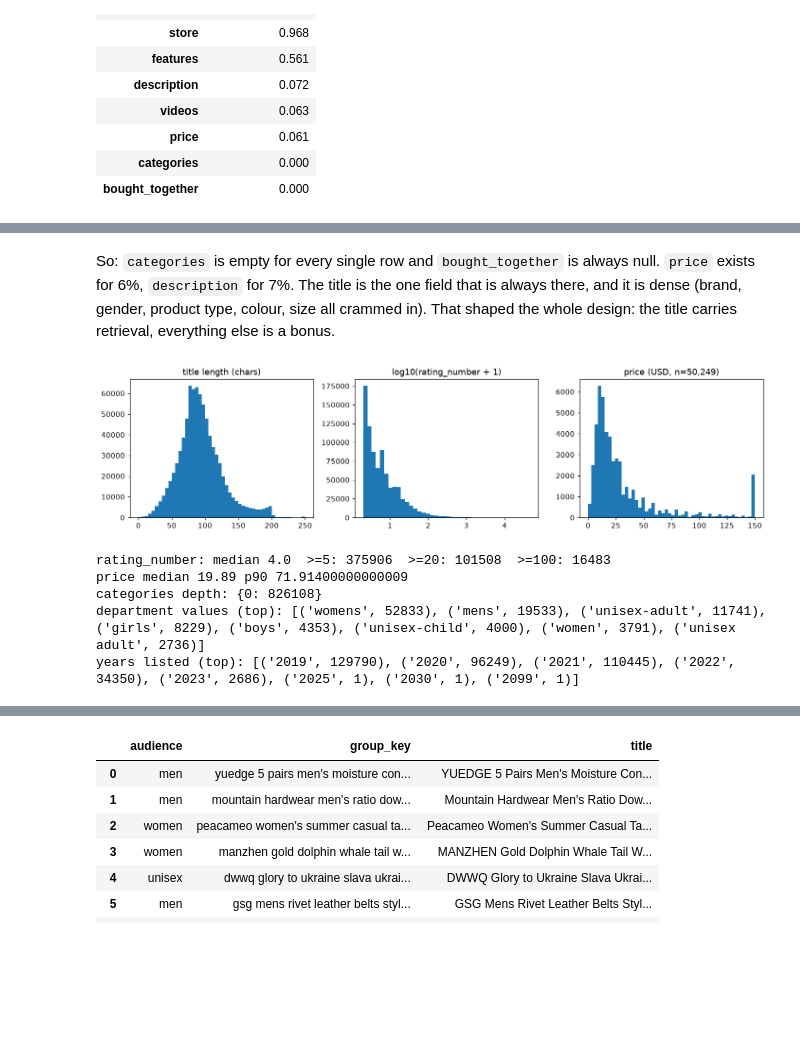
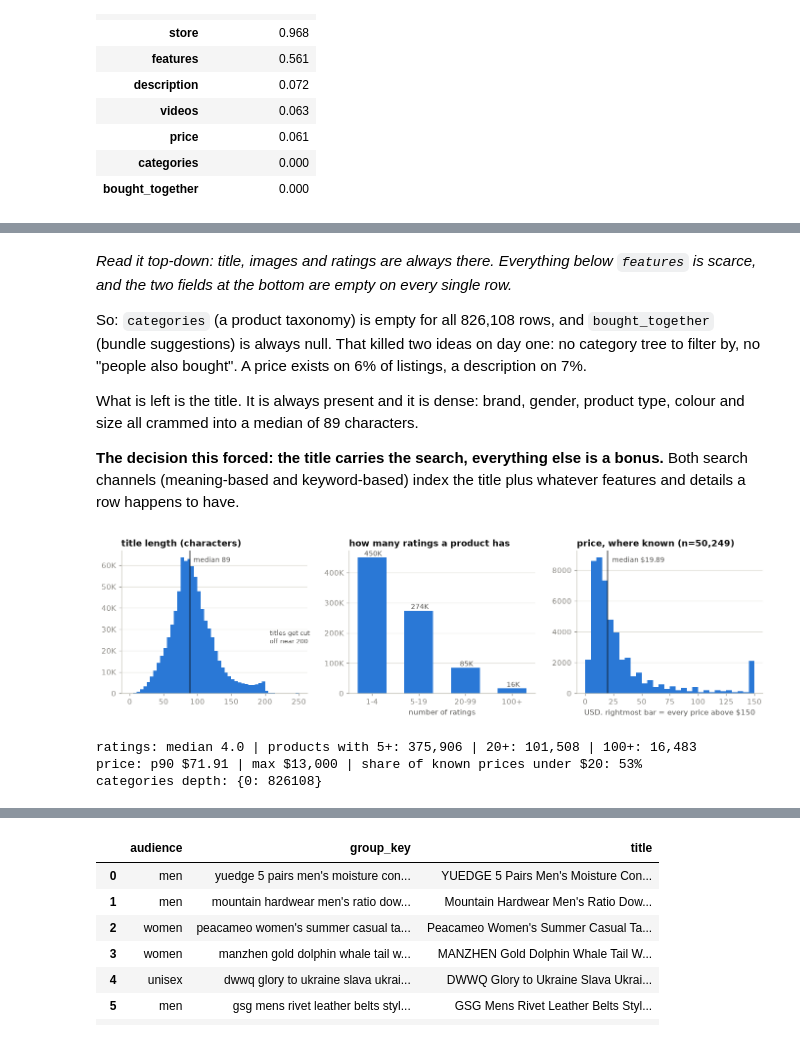
Before and after one commit to hircoder/Fashion_Stylist, a Jupyter notebook: notebooks/01_explore_data.ipynb, the cells around one changed output, grey strips where cells are left out. Cells and saved outputs as stored; diff of their text form; code cells hidden in the pictures; blank space fills up the shorter version.

```diff
--- a/notebooks/01_explore_data.ipynb
+++ b/notebooks/01_explore_data.ipynb
@@ -65,3 +106,18 @@ rows: 826108
 | price | 0.061 |
 | categories | 0.000 |
 | bought_together | 0.000 |
+# %%
+share = (cov * 100)
+fig, ax = plt.subplots(figsize=(8.4, 4.4))
+vals = share.sort_values()
+colors = [MUTED if v == 0 else PAL[0] for v in vals]
+bars = ax.barh(vals.index, vals.values, color=colors, height=0.62)
+for b, v in zip(bars, vals.values):
+    ax.text(v + 1.2, b.get_y() + b.get_height() / 2, f"{v:.0f}%" if v >= 1 else ("0%" if v == 0 else f"{v:.1f}%"),
+            va="center", fontsize=9, color=INK2)
+ax.set_xlim(0, 112)
+ax.set_title("how often each field is filled in, across all 826,108 listings")
+ax.set_xlabel("share of listings with the field present")
+tidy(ax, ygrid=False)
+ax.grid(axis="x", color=GRID, linewidth=0.8); ax.set_axisbelow(True)
+plt.tight_layout(); plt.show()
@@ -68,20 +126,57 @@ rows: 826108
 # %% [markdown]
-So: `categories` is empty for every single row and `bought_together` is always null. `price` exists for 6%, `description` for 7%. The title is the one field that is always there, and it is dense (brand, gender, product type, colour, size all crammed in). That shaped the whole design: the title carries retrieval, everything else is a bonus.
+*Read it top-down: title, images and ratings are always there. Everything below
+`features` is scarce, and the two fields at the bottom are empty on every single
+row.*
+
+So: `categories` (a product taxonomy) is empty for all 826,108 rows, and
+`bought_together` (bundle suggestions) is always null. That killed two ideas on
+day one: no category tree to filter by, no "people also bought". A price exists on
+6% of listings, a description on 7%.
+
+What is left is the title. It is always present and it is dense: brand, gender,
+product type, colour and size all crammed into a median of 89 characters.
+
+**The decision this forced: the title carries the search, everything else is a
+bonus.** Both search channels (meaning-based and keyword-based) index the title
+plus whatever features and details a row happens to have.
 # %%
-fig, ax = plt.subplots(1, 3, figsize=(13, 3.4))
-ax[0].hist(np.clip(title_len, 0, 250), bins=50); ax[0].set_title("title length (chars)")
-rn = np.array(rating_number); ax[1].hist(np.log10(rn + 1), bins=40); ax[1].set_title("log10(rating_number + 1)")
-ax[2].hist(np.clip(prices, 0, 150), bins=50); ax[2].set_title(f"price (USD, n={len(prices):,})")
+rn = np.array(rating_number)
+fig, ax = plt.subplots(1, 3, figsize=(12.6, 3.6))
+
+ax[0].hist(np.clip(title_len, 0, 250), bins=50, color=PAL[0])
+ax[0].set_title("title length (characters)")
+ax[0].yaxis.set_major_formatter(KTICKS)
+ax[0].axvline(np.median(title_len), color=INK, linewidth=1)
+ax[0].text(np.median(title_len) + 5, ax[0].get_ylim()[1] * 0.92, f"median {np.median(title_len):.0f}", fontsize=9, color=INK2)
+ax[0].text(207, ax[0].get_ylim()[1] * 0.35, "titles get cut\noff near 200", fontsize=8.5, color=INK2)
+
+buckets = {"1-4": ((rn >= 1) & (rn <= 4)).sum(), "5-19": ((rn >= 5) & (rn <= 19)).sum(),
+           "20-99": ((rn >= 20) & (rn <= 99)).sum(), "100+": (rn >= 100).sum()}
+bars = ax[1].bar(buckets.keys(), buckets.values(), color=PAL[0], width=0.62)
+for b, v in zip(bars, buckets.values()):
+    ax[1].text(b.get_x() + b.get_width() / 2, v, f" {fmt_count(v)}", ha="center", va="bottom", fontsize=9, color=INK2)
+ax[1].set_title("how many ratings a product has")
+ax[1].set_xlabel("number of ratings")
+ax[1].yaxis.set_major_formatter(KTICKS)
+
+p = np.array(prices)
+clipped = np.clip(p, 0, 150)
+ax[2].hist(clipped, bins=30, color=PAL[0])
+ax[2].set_title(f"price, where known (n={len(p):,})")
+ax[2].set_xlabel("USD. rightmost bar = every price above $150")
+ax[2].axvline(np.median(p), color=INK, linewidth=1)
+ax[2].text(np.median(p) + 4, ax[2].get_ylim()[1] * 0.92, f"median ${np.median(p):.2f}", fontsize=9, color=INK2)
+
+for a in ax:
+    tidy(a)
 plt.tight_layout(); plt.show()
-print("rating_number: median", np.median(rn), " >=5:", (rn >= 5).sum(), " >=20:", (rn >= 20).sum(), " >=100:", (rn >= 100).sum())
-print("price median", np.median(prices), "p90", np.percentile(prices, 90))
+print("ratings: median", np.median(rn), "| products with 5+:", f"{(rn>=5).sum():,}",
+      "| 20+:", f"{(rn>=20).sum():,}", "| 100+:", f"{(rn>=100).sum():,}")
+print("price: p90", f"${np.percentile(p, 90):.2f}", "| max", f"${p.max():,.0f}",
+      "| share of known prices under $20:", f"{(p < 20).mean():.0%}")
 print("categories depth:", dict(cat_depth))
-print("department values (top):", dept.most_common(8))
-print("years listed (top):", sorted(years.items())[-8:])
 # %% [output]
-[figure, old version]
+[figure, new version]
-rating_number: median 4.0  >=5: 375906  >=20: 101508  >=100: 16483
-price median 19.89 p90 71.91400000000009
+ratings: median 4.0 | products with 5+: 375,906 | 20+: 101,508 | 100+: 16,483
+price: p90 $71.91 | max $13,000 | share of known prices under $20: 53%
 categories depth: {0: 826108}
-department values (top): [('womens', 52833), ('mens', 19533), ('unisex-adult', 11741), ('girls', 8229), ('boys', 4353), ('unisex-child', 4000), ('women', 3791), ('unisex adult', 2736)]
-years listed (top): [('2019', 129790), ('2020', 96249), ('2021', 110445), ('2022', 34350), ('2023', 2686), ('2025', 1), ('2030', 1), ('2099', 1)]
```
Also changed, not shown: parts of 38 cells of this notebook, 12 other files.
